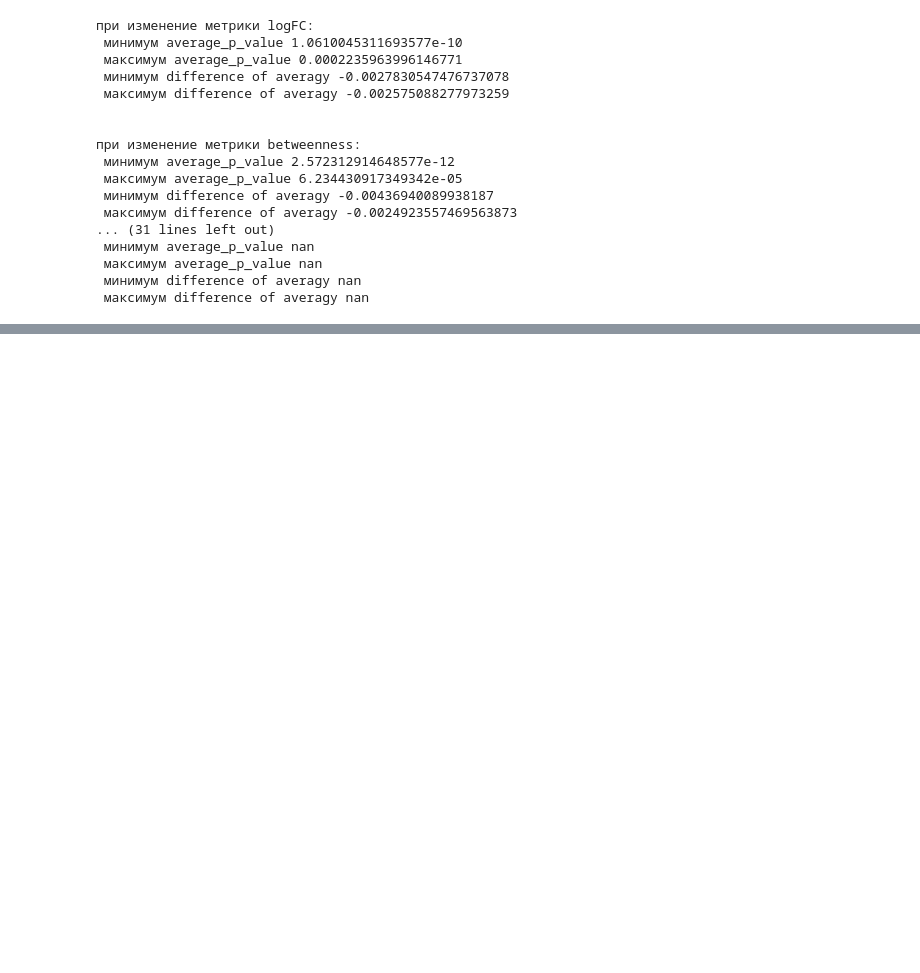
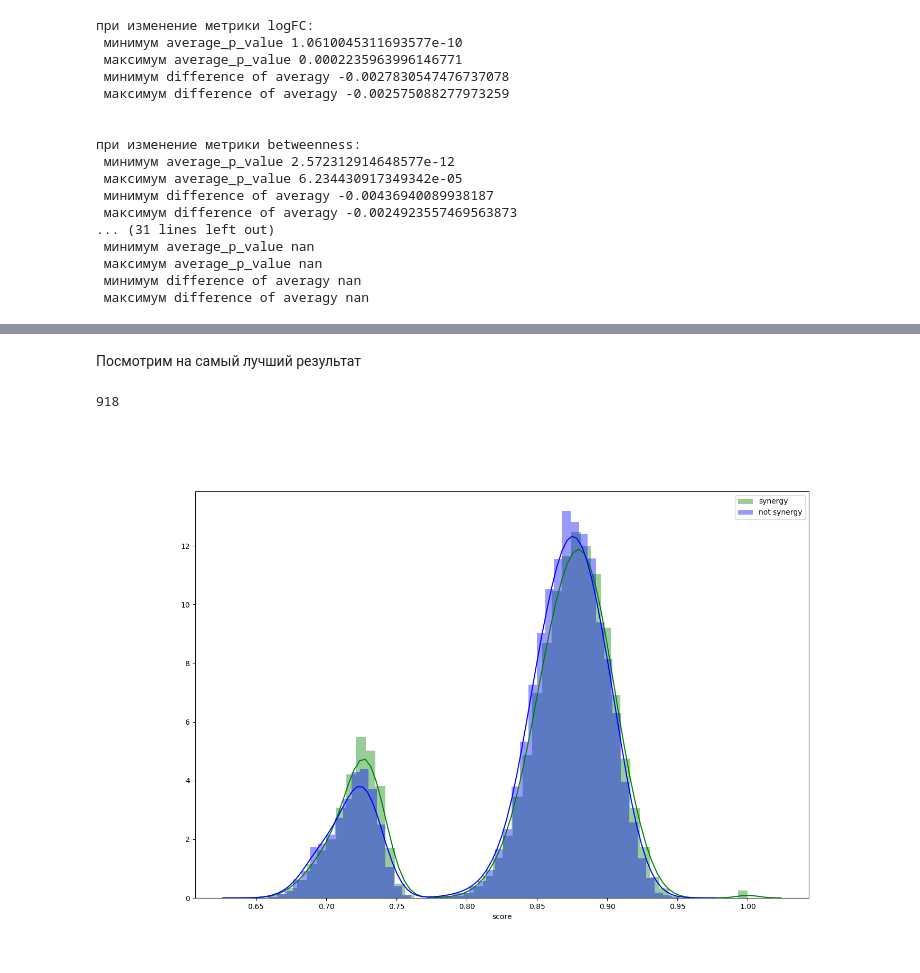
Before and after one commit to ziganshina-dinara/synergy_project, a Jupyter notebook: DATA/Fibroblasts_Induced_Neurons/viewing_validation_results.ipynb, the cells around one changed output, grey strips where cells are left out. Cells and saved outputs as stored; diff of their text form; code cells hidden in the pictures; blank space fills up the shorter version.

```diff
--- a/DATA/Fibroblasts_Induced_Neurons/viewing_validation_results.ipynb
+++ b/DATA/Fibroblasts_Induced_Neurons/viewing_validation_results.ipynb
@@ -315,0 +345,15 @@ for metric in list_metric:
+# %% [markdown]
+Посмотрим на самый лучший результат
+# %%
+with open("_max_bayes_Fibroblasts_Induced_Neurons_7_metrics.json", "r") as read_file:
+    max_res = json.load(read_file)
+# %%
+id_max = int(df_search_parameters_Fibroblasts_Induced_Neurons[df_search_parameters_Fibroblasts_Induced_Neurons['dif_mean'] == max_res['target']]['id_folder'])
+print(id_max)
+# %% [output]
+918
+# %%
+img = Image('Validation_results_Fibroblasts_Induced_Neurons/Validation_results_Fibroblasts_Induced_Neurons_bayes_7_metrics/fig_Fibroblasts_Induced_Neurons_' + str(id_max) + '.png')
+display(img)
+# %% [output]
+[figure, added]
```
Also changed, not shown: parts of 5 cells of this notebook.
